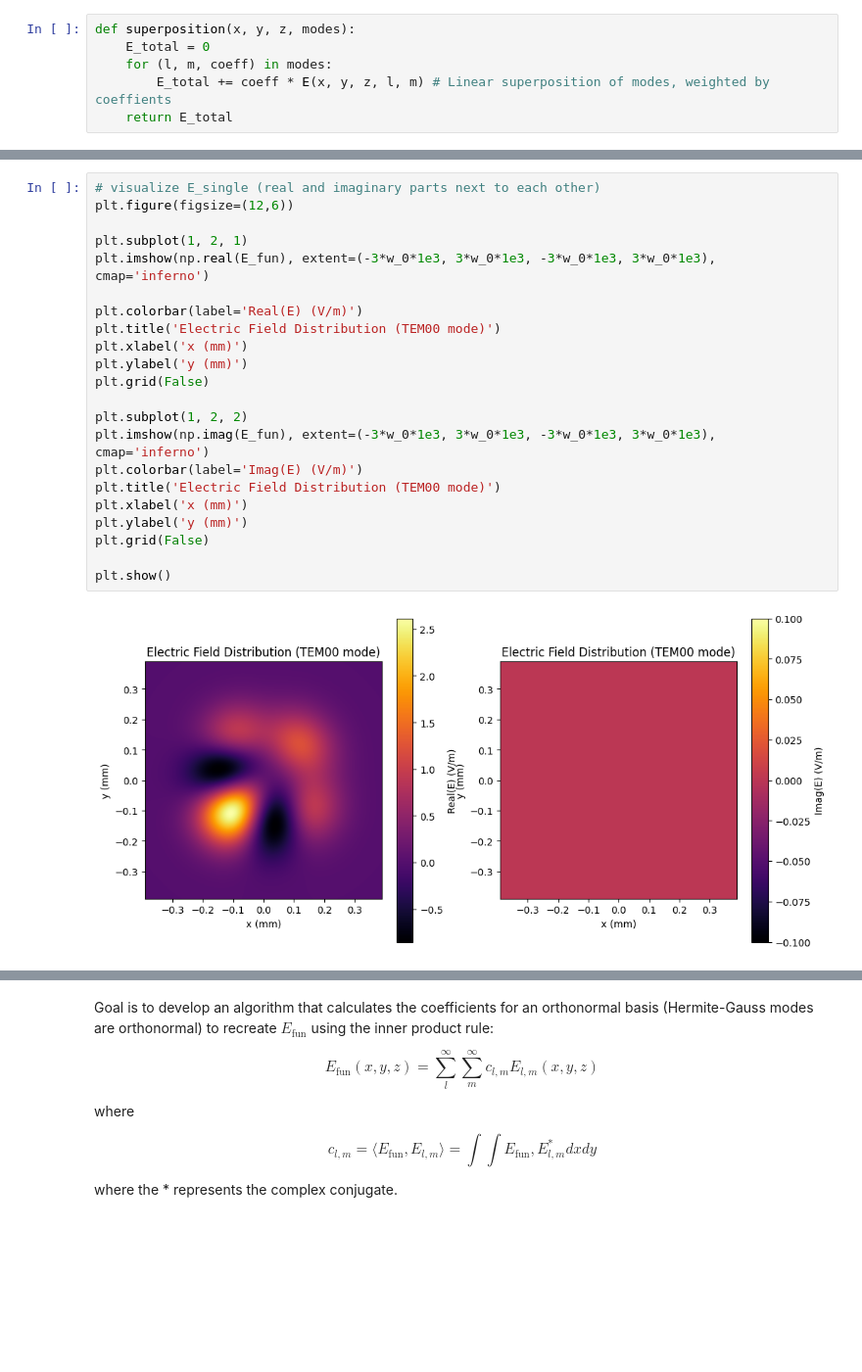
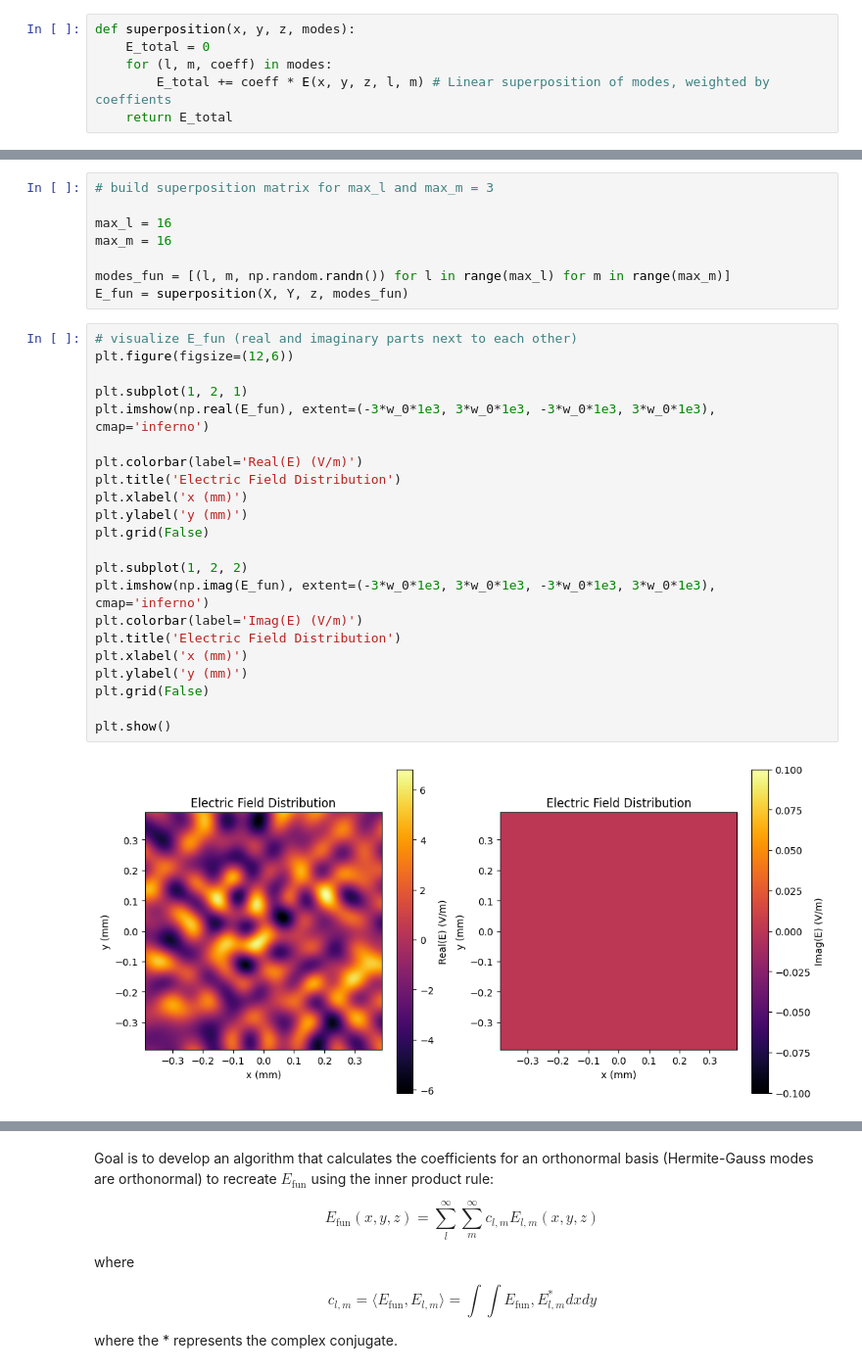
Before and after one commit to rtenacity/gaussian-beam, a Jupyter notebook: reconstruction.ipynb, the cells around one changed output, grey strips where cells are left out. Shown at 98% size. Drawn from its saved outputs; the diff is of its cells as text; blank space fills up the shorter version.

```diff
--- a/reconstruction.ipynb
+++ b/reconstruction.ipynb
@@ -105,27 +105,35 @@ E_fun = superposition(X, Y, z, modes_fun)
+# %%
+# build superposition matrix for max_l and max_m = 3
+
+max_l = 16
+max_m = 16
+
+modes_fun = [(l, m, np.random.randn()) for l in range(max_l) for m in range(max_m)]
+E_fun = superposition(X, Y, z, modes_fun)
 # %%
-# visualize E_single (real and imaginary parts next to each other)
+# visualize E_fun (real and imaginary parts next to each other)
 plt.figure(figsize=(12,6))
 
 plt.subplot(1, 2, 1)
 plt.imshow(np.real(E_fun), extent=(-3*w_0*1e3, 3*w_0*1e3, -3*w_0*1e3, 3*w_0*1e3), cmap='inferno')
 
 plt.colorbar(label='Real(E) (V/m)')
-plt.title('Electric Field Distribution (TEM00 mode)')
+plt.title('Electric Field Distribution')
 plt.xlabel('x (mm)')
 plt.ylabel('y (mm)')
 plt.grid(False)
 
 plt.subplot(1, 2, 2)
 plt.imshow(np.imag(E_fun), extent=(-3*w_0*1e3, 3*w_0*1e3, -3*w_0*1e3, 3*w_0*1e3), cmap='inferno')
 plt.colorbar(label='Imag(E) (V/m)')
-plt.title('Electric Field Distribution (TEM00 mode)')
+plt.title('Electric Field Distribution')
 plt.xlabel('x (mm)')
 plt.ylabel('y (mm)')
 plt.grid(False)
 
 plt.show()
 # %% [output]
-[figure, old version]
+[figure, new version]
 # %%
 I_fun = np.abs(E_fun)**2
 
```
Also changed, not shown: parts of 7 cells of this notebook.
